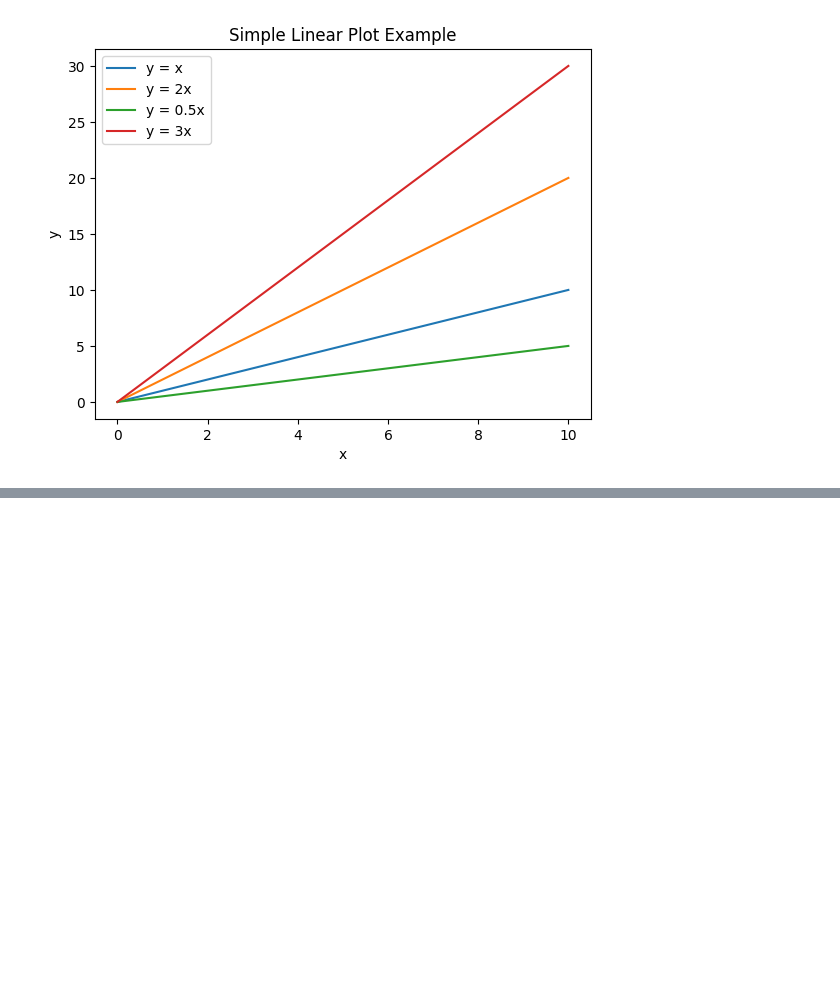
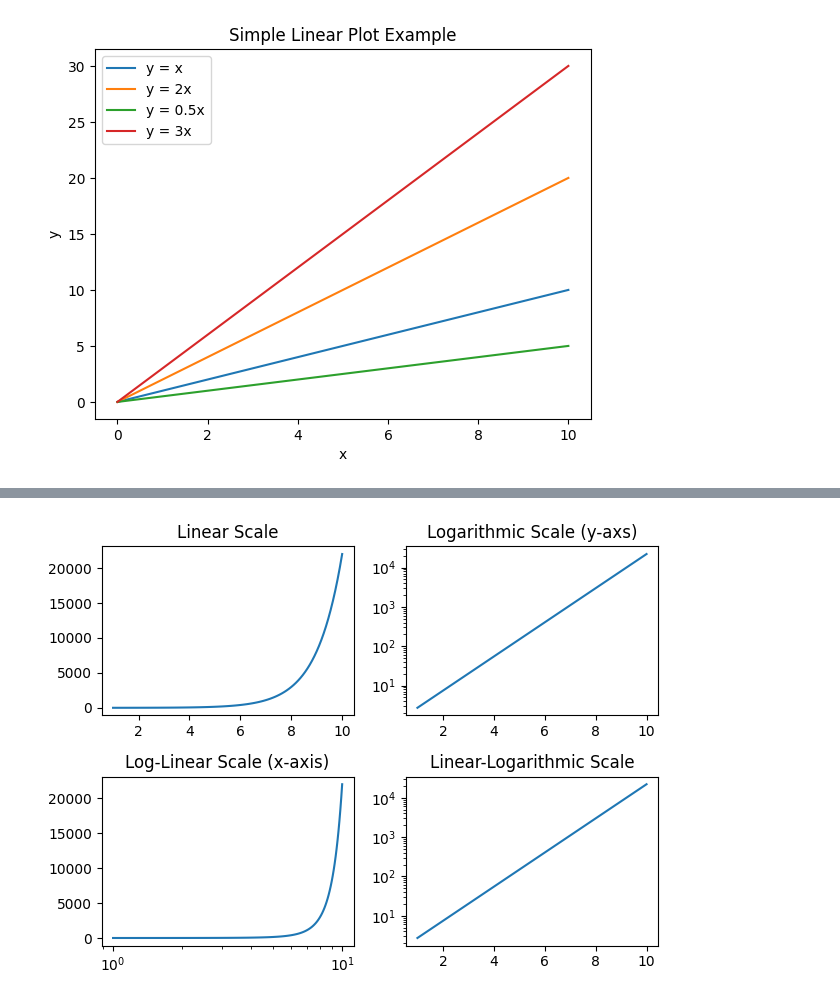
Before and after one commit to Choiwanwoo-03/MachineLearning_CodePractice, a Jupyter notebook: Matplotlib_library_practice.ipynb, the cells around one changed output, grey strips where cells are left out. Saved outputs shown, nothing was run; the diff lists cells and outputs as text; code cells hidden in the pictures; blank space fills up the shorter version.

```diff
--- a/Matplotlib_library_practice.ipynb
+++ b/Matplotlib_library_practice.ipynb
@@ -59,0 +76,27 @@ Text(0, 0.5, 'y')
+# %%
+x = np.linspace(1, 10, 100)
+y = np.exp(x)
+
+plt.subplot(2, 2, 1)
+plt.plot(x, y)
+plt.title('Linear Scale')
+plt.subplot(2, 2, 2)
+plt.plot(x, y)
+plt.yscale('log')
+plt.title('Logarithmic Scale (y-axs)')
+
+plt.subplot(2, 2, 3)
+plt.plot(x, y)
+plt.xscale('log')
+plt.title('Log-Linear Scale (x-axis)')
+
+plt.subplot(2, 2, 4)
+plt.plot(x, y)
+plt.yscale('log')
+plt.xscale('linear')
+plt.title('Linear-Logarithmic Scale')
+
+plt.tight_layout()
+plt.show()
+# %% [output]
+[figure, added]
```
Also changed, not shown: parts of 5 cells of this notebook.
